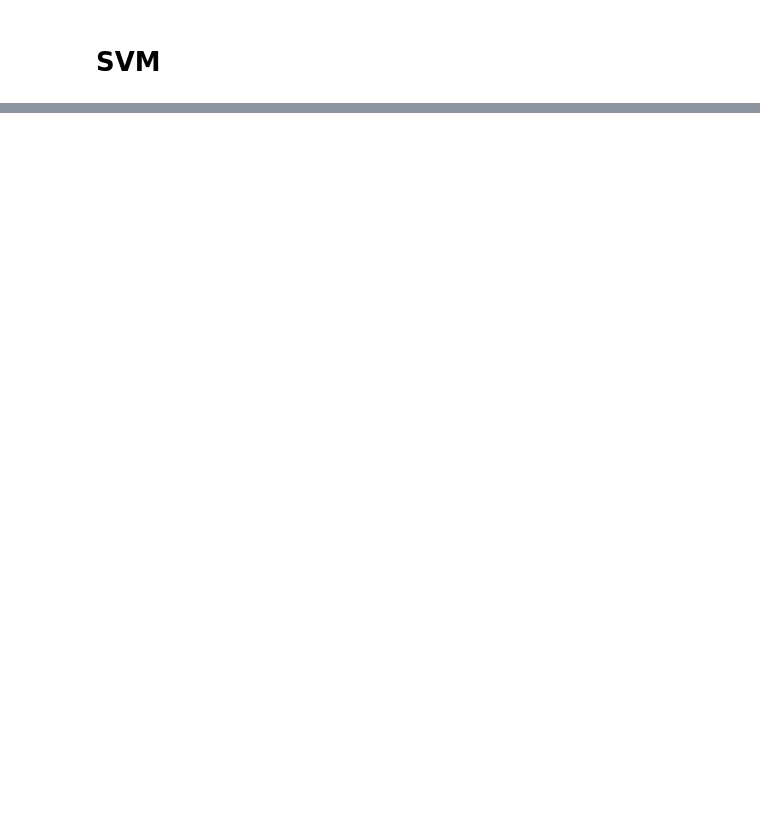
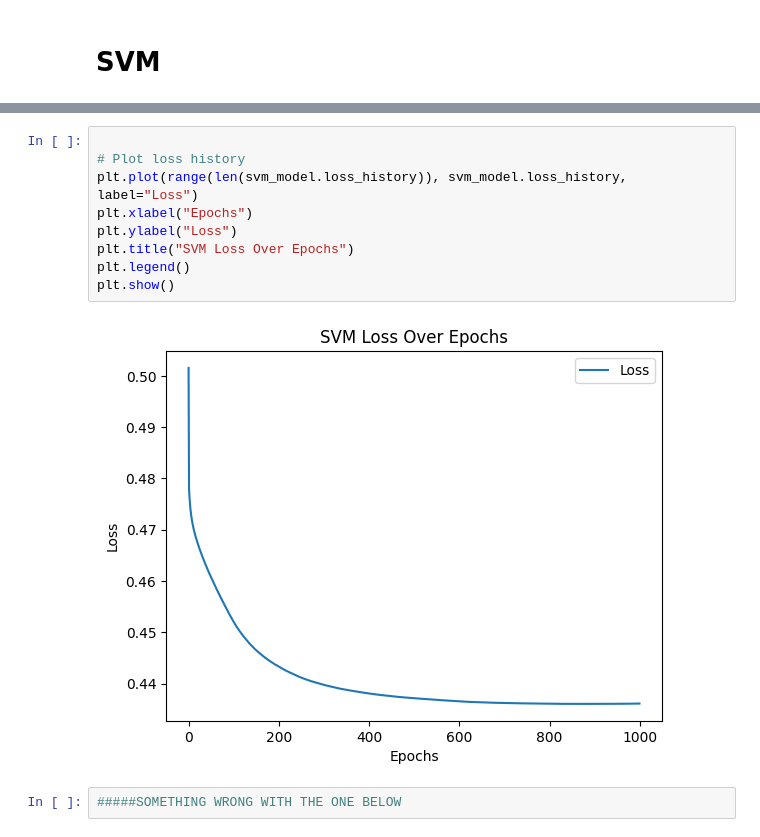
Before and after one commit to muhammadsaadx/Logistic-Regression-and-SVM-with-EDA-and-Feature-Scaling, a Jupyter notebook: P1.ipynb, the cells around one changed output, grey strips where cells are left out. Drawn from its saved outputs; the diff is of its cells as text; blank space fills up the shorter version.

```diff
--- a/P1_LinRegImp_LogScaling.ipynb
+++ b/P1.ipynb
@@ -745,0 +614,13 @@ Model Accuracy: 83.83%
+# %%
+
+# Plot loss history
+plt.plot(range(len(svm_model.loss_history)), svm_model.loss_history, label="Loss")
+plt.xlabel("Epochs")
+plt.ylabel("Loss")
+plt.title("SVM Loss Over Epochs")
+plt.legend()
+plt.show()
+# %% [output]
+[figure, added]
+# %%
+#####SOMETHING WRONG WITH THE ONE BELOW
```
Also changed, not shown: parts of 12 cells of this notebook, 3 other files.
